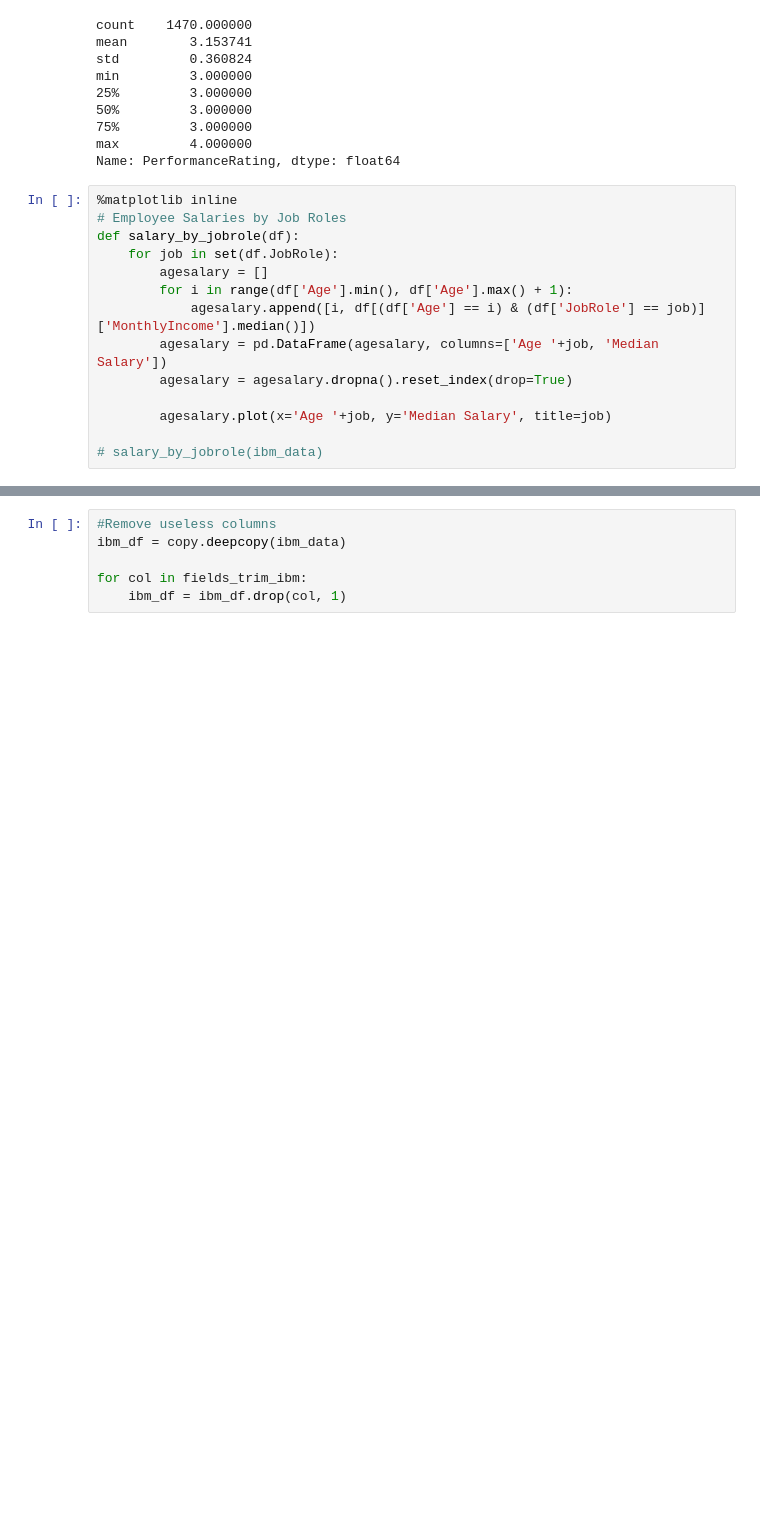
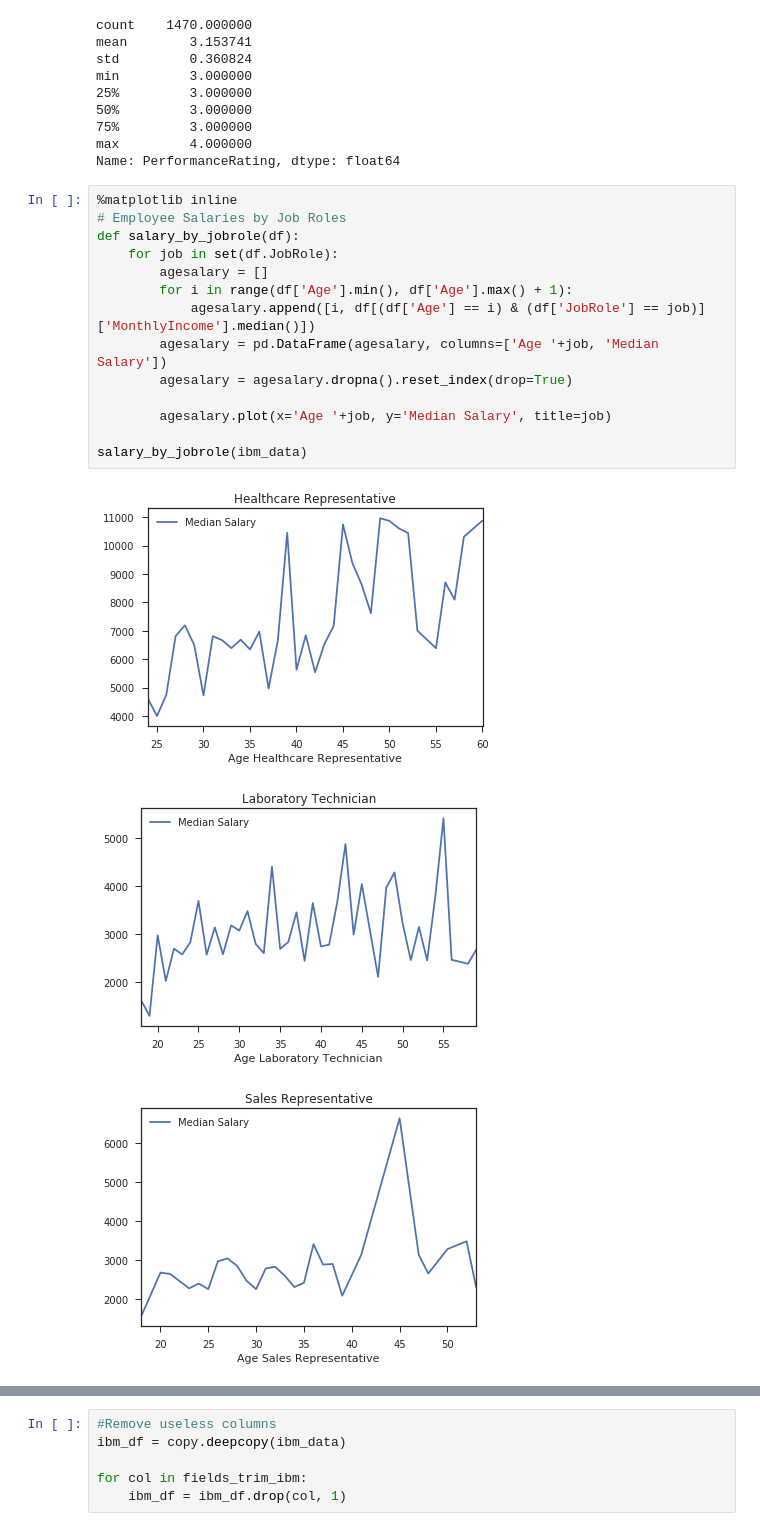
Before and after one commit to Wajih-Sid/Data-Science-Project, a Jupyter notebook: Project.ipynb, the cells around one changed output, grey strips where cells are left out. Drawn from its saved outputs; the diff is of its cells as text; blank space fills up the shorter version.

```diff
--- a/Project.ipynb
+++ b/Project.ipynb
@@ -32,14 +32,18 @@ Name: PerformanceRating, dtype: float64
 # %%
 %matplotlib inline
 # Employee Salaries by Job Roles
 def salary_by_jobrole(df):
     for job in set(df.JobRole):
         agesalary = []
         for i in range(df['Age'].min(), df['Age'].max() + 1):
             agesalary.append([i, df[(df['Age'] == i) & (df['JobRole'] == job)]['MonthlyIncome'].median()])
         agesalary = pd.DataFrame(agesalary, columns=['Age '+job, 'Median Salary'])
         agesalary = agesalary.dropna().reset_index(drop=True)
 
         agesalary.plot(x='Age '+job, y='Median Salary', title=job)
 
-# salary_by_jobrole(ibm_data)
+salary_by_jobrole(ibm_data)
+# %% [output]
+[figure, added]
+[figure, added]
+[figure, added]
```
Also changed, not shown: parts of 1 cell of this notebook.
